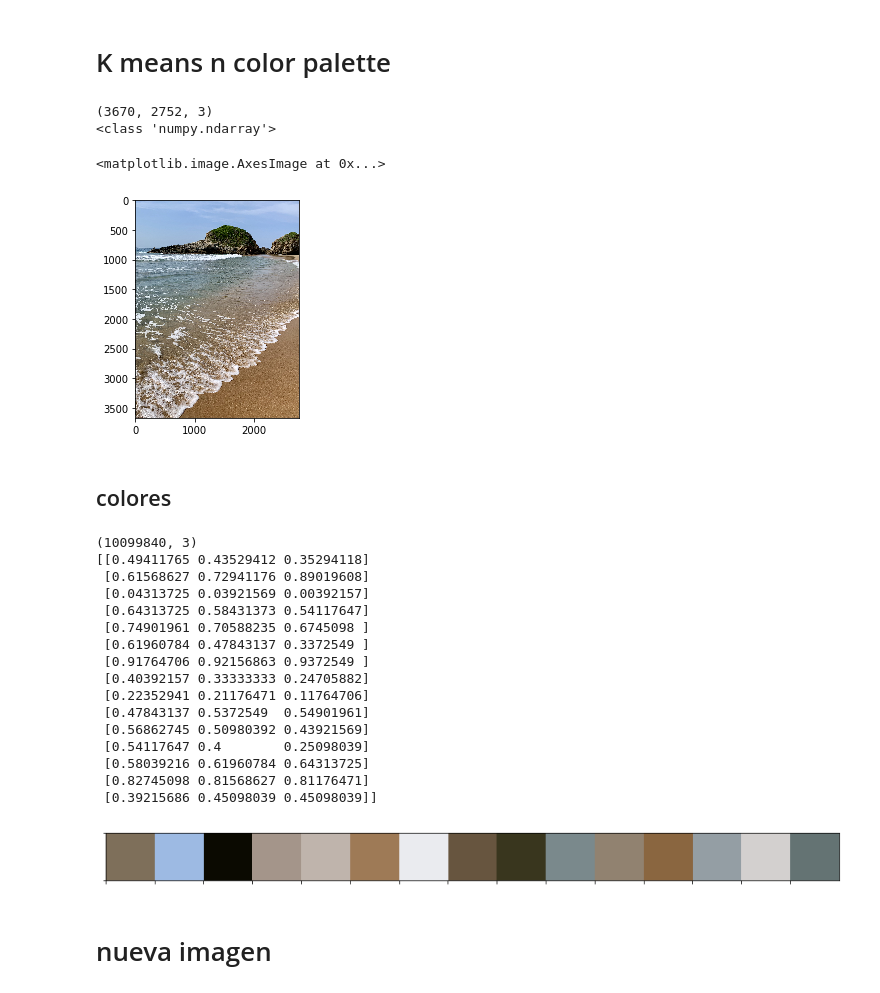
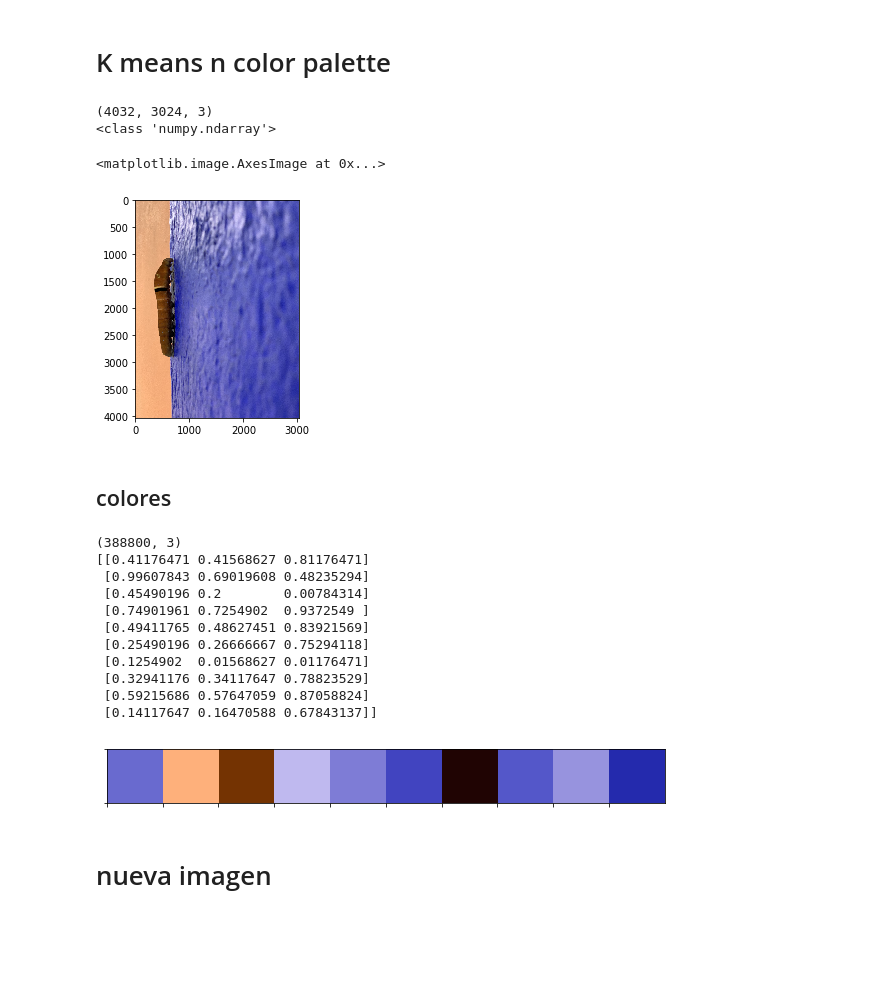
Before and after one commit to jeroaranda/notebooks, a Jupyter notebook: imageProcessing.ipynb, the cells around one changed output. Cells and saved outputs as stored; diff of their text form; code cells hidden in the pictures; blank space fills up the shorter version.

```diff
--- a/imageProcessing.ipynb
+++ b/imageProcessing.ipynb
@@ -40,7 +40,7 @@ os.listdir()
  'imageProcessing.ipynb',
  'IMG_0569.jpg']
 # %%
-img=misc.imread('IMG_6846.JPG')
+img=misc.imread('IMG_7579.jpg')
 # get some important details, sizex, sisey.
 ysize=img.shape[0]
 xsize=img.shape[1]
@@ -199,20 +199,20 @@ a=slice_image_m(a,int(3456/20))
 # %%
 #def color_palette(img,n=4):
 
-n=15
+n=10
 print(img.shape)
 
 print(type(img))
 new_img=np.reshape(img,(xsize*ysize,3))
 model=KMeans(n_clusters=n,random_state=42).fit(new_img)#verbose=1
 #sns.palplot(colors)
 plt.imshow(img, cmap=plt.cm.gray)
 #return model
 # %% [output]
-(3670, 2752, 3)
+(4032, 3024, 3)
 <class 'numpy.ndarray'>
 <matplotlib.image.AxesImage at 0x...>
-[figure, old version]
+[figure, new version]
 # %% [markdown]
 ## colores
 # %%
@@ -229,23 +229,18 @@ colors=np.array(colors)
 sns.palplot(colors)
 print(colors)
 # %% [output]
-(10099840, 3)
-[[0.49411765 0.43529412 0.35294118]
- [0.61568627 0.72941176 0.89019608]
- [0.04313725 0.03921569 0.00392157]
- [0.64313725 0.58431373 0.54117647]
- [0.74901961 0.70588235 0.6745098 ]
- [0.61960784 0.47843137 0.3372549 ]
- [0.91764706 0.92156863 0.9372549 ]
- [0.40392157 0.33333333 0.24705882]
- [0.22352941 0.21176471 0.11764706]
- [0.47843137 0.5372549  0.54901961]
- [0.56862745 0.50980392 0.43921569]
- [0.54117647 0.4        0.25098039]
- [0.58039216 0.61960784 0.64313725]
- [0.82745098 0.81568627 0.81176471]
- [0.39215686 0.45098039 0.45098039]]
+(388800, 3)
+[[0.41176471 0.41568627 0.81176471]
+ [0.99607843 0.69019608 0.48235294]
+ [0.45490196 0.2        0.00784314]
+ [0.74901961 0.7254902  0.9372549 ]
+ [0.49411765 0.48627451 0.83921569]
+ [0.25490196 0.26666667 0.75294118]
+ [0.1254902  0.01568627 0.01176471]
+ [0.32941176 0.34117647 0.78823529]
+ [0.59215686 0.57647059 0.87058824]
+ [0.14117647 0.16470588 0.67843137]]
-[figure, old version]
+[figure, new version]
 # %% [markdown]
 # nueva imagen
 # %%
```
Also changed, not shown: parts of 6 cells of this notebook, 3 other files.
